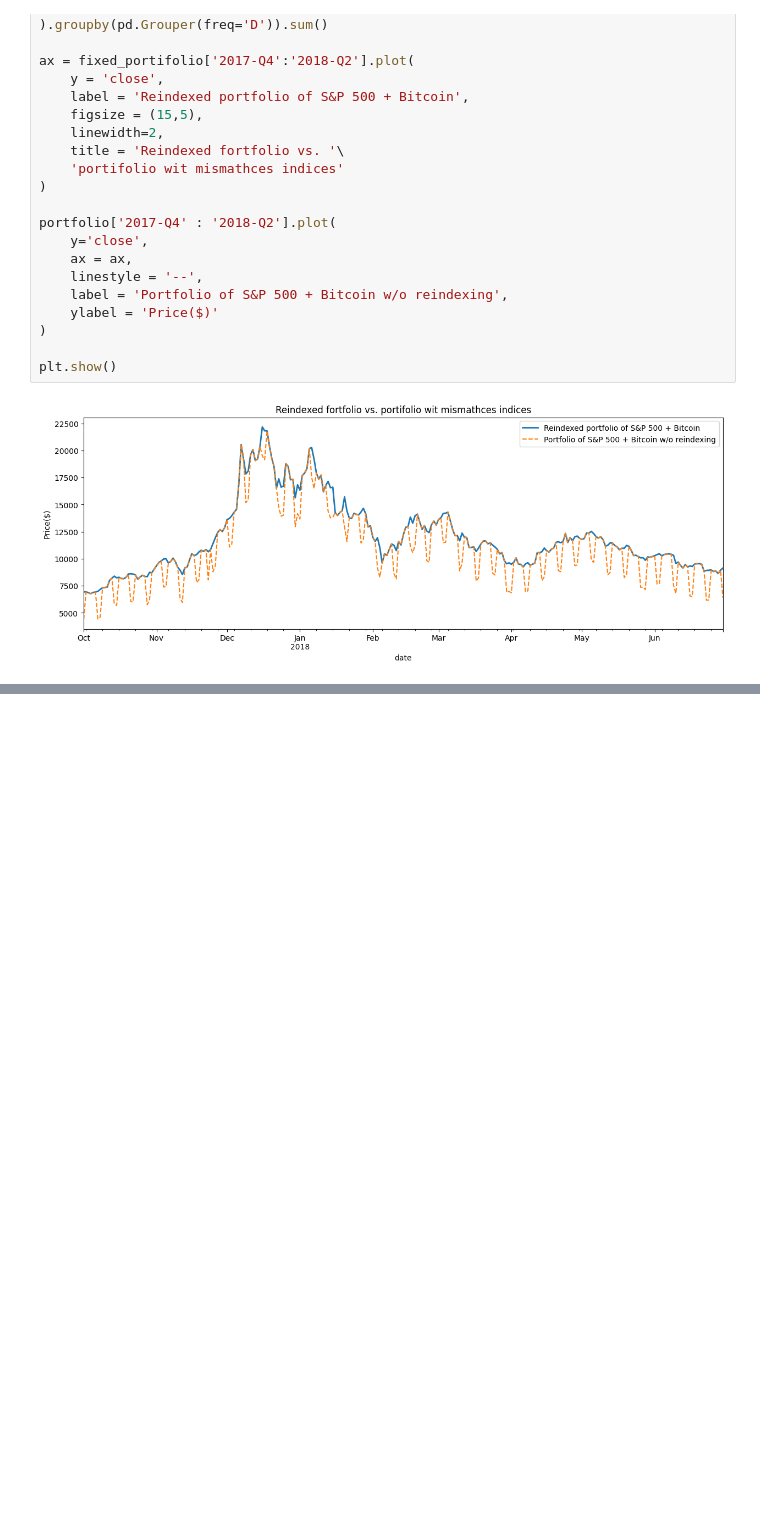
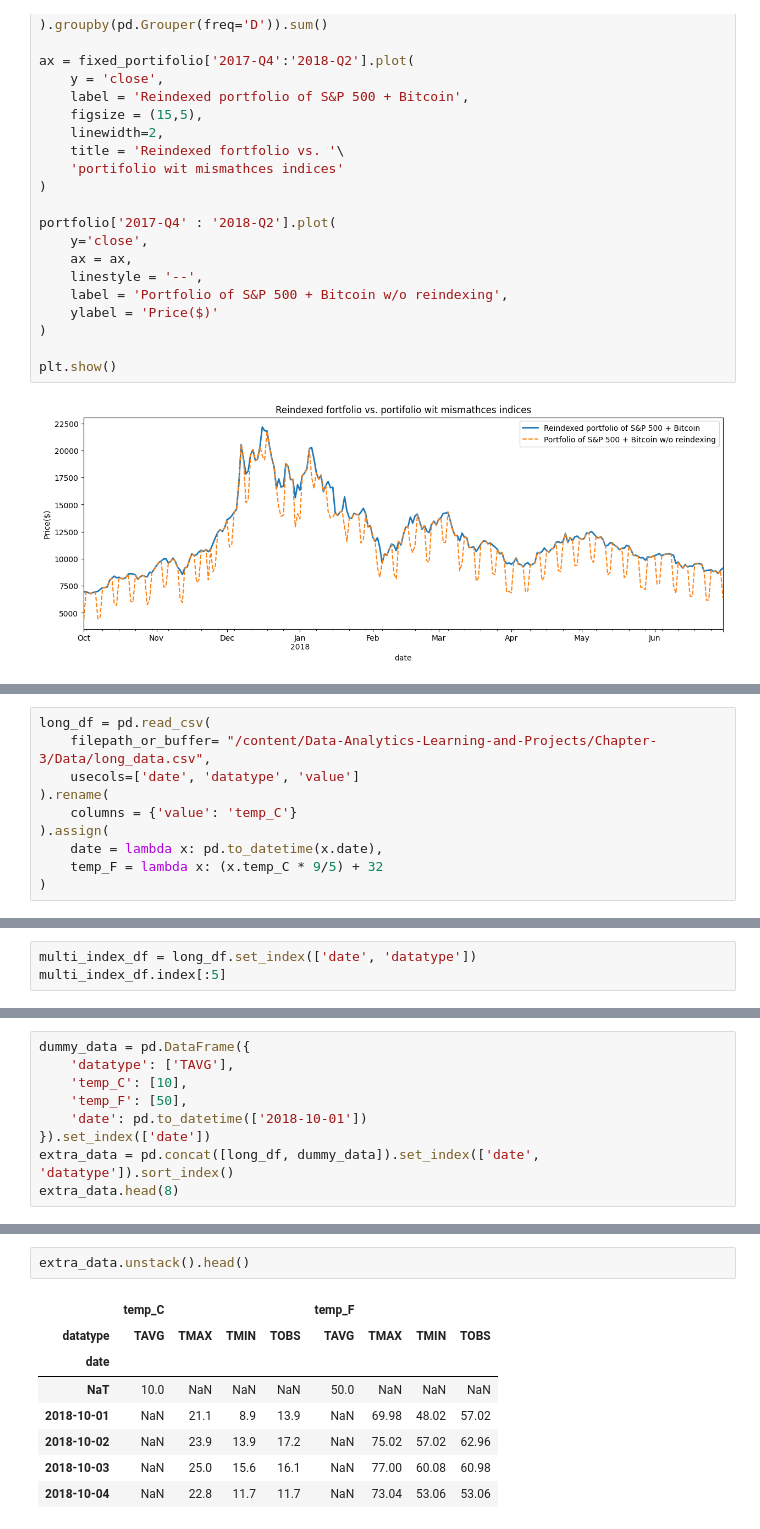
Before and after one commit to OfTheByteQuest/Data-Analytics-Learning-and-Projects, a Jupyter notebook: Chapter-3/Chapter-3.ipynb, the cells around one changed output, grey strips where cells are left out. Saved outputs shown, nothing was run; the diff lists cells and outputs as text; blank space fills up the shorter version.

Commit message:
Learnt: How to restructure data from long from to wide (pivot) form and vice versa (melt) with the use of methods: pivot(), unstack(), melt(), stack()

```diff
--- a/Chapter-3/Chapter-3.ipynb
+++ b/Chapter-3/Chapter-3.ipynb
@@ -1320,0 +1325,10 @@ plt.show()
+# %%
+long_df = pd.read_csv(
+    filepath_or_buffer= "/content/Data-Analytics-Learning-and-Projects/Chapter-3/Data/long_data.csv",
+    usecols=['date', 'datatype', 'value']
+).rename(
+    columns = {'value': 'temp_C'}
+).assign(
+    date = lambda x: pd.to_datetime(x.date),
+    temp_F = lambda x: (x.temp_C * 9/5) + 32
+)
@@ -1320,0 +1446,3 @@ plt.show()
+# %%
+multi_index_df = long_df.set_index(['date', 'datatype'])
+multi_index_df.index[:5]
@@ -1320,0 +1511,9 @@ plt.show()
+# %%
+dummy_data = pd.DataFrame({
+    'datatype': ['TAVG'],
+    'temp_C': [10],
+    'temp_F': [50],
+    'date': pd.to_datetime(['2018-10-01'])
+}).set_index(['date'])
+extra_data = pd.concat([long_df, dummy_data]).set_index(['date', 'datatype']).sort_index()
+extra_data.head(8)
@@ -1320,0 +1531,11 @@ plt.show()
+# %%
+extra_data.unstack().head()
+# %% [output]
+|  | temp_C |  |  |  | temp_F |  |  |  |
+| datatype | TAVG | TMAX | TMIN | TOBS | TAVG | TMAX | TMIN | TOBS |
+| date |  |  |  |  |  |  |  |  |
+| NaT | 10.0 | NaN | NaN | NaN | 50.0 | NaN | NaN | NaN |
+| 2018-10-01 | NaN | 21.1 | 8.9 | 13.9 | NaN | 69.98 | 48.02 | 57.02 |
+| 2018-10-02 | NaN | 23.9 | 13.9 | 17.2 | NaN | 75.02 | 57.02 | 62.96 |
+| 2018-10-03 | NaN | 25.0 | 15.6 | 16.1 | NaN | 77.00 | 60.08 | 60.98 |
+| 2018-10-04 | NaN | 22.8 | 11.7 | 11.7 | NaN | 73.04 | 53.06 | 53.06 |
```
Also changed, not shown: parts of 29 cells of this notebook.
